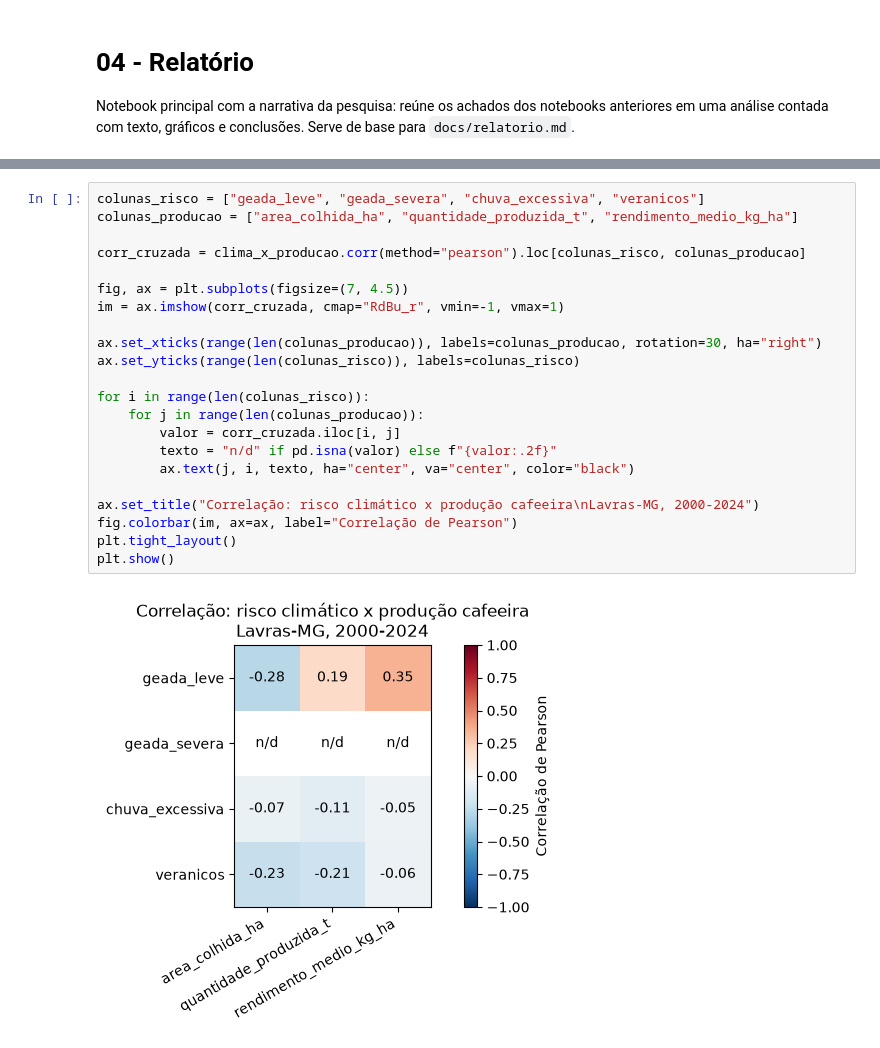
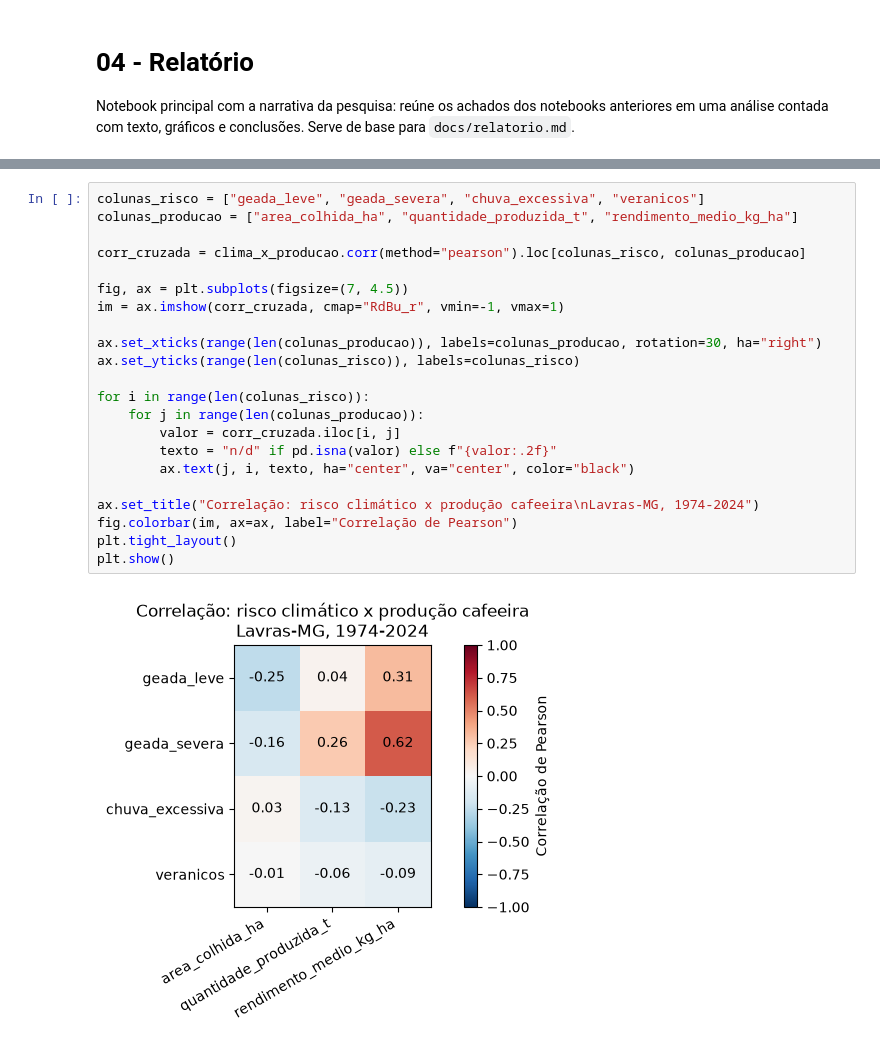
Before and after one commit to cauafdev/agroclima-cafe, a Jupyter notebook: notebooks/04_relatorio.ipynb, the cells around one changed output, grey strips where cells are left out. Drawn from its saved outputs; the diff is of its cells as text.

```diff
--- a/notebooks/04_relatorio.ipynb
+++ b/notebooks/04_relatorio.ipynb
@@ -111,25 +117,25 @@ n=25 — amostra pequena, resultado exploratório, não causal):
 # %%
 colunas_risco = ["geada_leve", "geada_severa", "chuva_excessiva", "veranicos"]
 colunas_producao = ["area_colhida_ha", "quantidade_produzida_t", "rendimento_medio_kg_ha"]
 
 corr_cruzada = clima_x_producao.corr(method="pearson").loc[colunas_risco, colunas_producao]
 
 fig, ax = plt.subplots(figsize=(7, 4.5))
 im = ax.imshow(corr_cruzada, cmap="RdBu_r", vmin=-1, vmax=1)
 
 ax.set_xticks(range(len(colunas_producao)), labels=colunas_producao, rotation=30, ha="right")
 ax.set_yticks(range(len(colunas_risco)), labels=colunas_risco)
 
 for i in range(len(colunas_risco)):
     for j in range(len(colunas_producao)):
         valor = corr_cruzada.iloc[i, j]
         texto = "n/d" if pd.isna(valor) else f"{valor:.2f}"
         ax.text(j, i, texto, ha="center", va="center", color="black")
 
-ax.set_title("Correlação: risco climático x produção cafeeira\nLavras-MG, 2000-2024")
+ax.set_title("Correlação: risco climático x produção cafeeira\nLavras-MG, 1974-2024")
 fig.colorbar(im, ax=ax, label="Correlação de Pearson")
 plt.tight_layout()
 plt.show()
 # %% [output]
-[figure, old version]
+[figure, new version]
 # %% [markdown]
```
Also changed, not shown: parts of 14 cells of this notebook, 6 other files.
